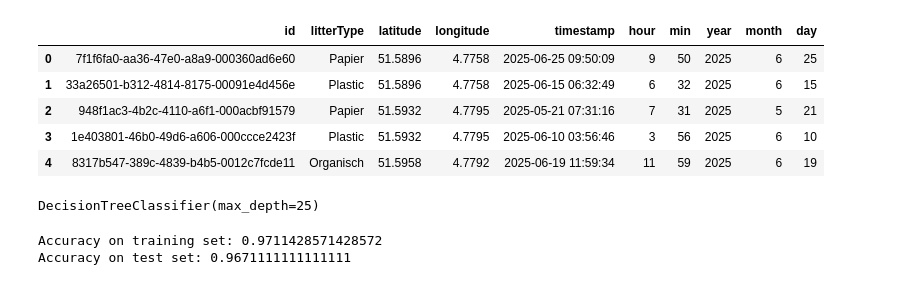
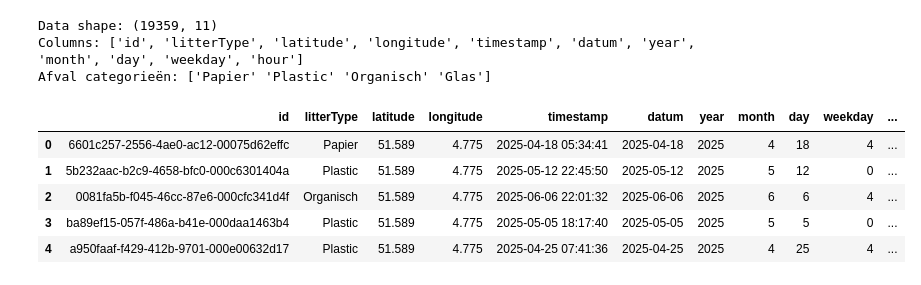
Before and after one commit to BoyanKloosterman/WasteWatchAI, a Jupyter notebook: WasteWatchAIFastApi/DesicionTree.ipynb, the cells around one changed output. Saved outputs shown, nothing was run; the diff lists cells and outputs as text; code cells hidden in the pictures.

Commit message:
fixed the desicion tree and random forest

```diff
--- a/WasteWatchAIFastApi/DesicionTree.ipynb
+++ b/WasteWatchAIFastApi/DesicionTree.ipynb
@@ -1,56 +1,42 @@
 # %%
 import graphviz
+import requests
 import seaborn as sns
 import pandas as pd
 import numpy as np
 import matplotlib.pyplot as plt
-from sklearn.tree import DecisionTreeClassifier
+from sklearn.tree import DecisionTreeClassifier, DecisionTreeRegressor
 from sklearn import tree
 from sklearn.model_selection import train_test_split
+from sklearn.metrics import mean_absolute_error, mean_squared_error, classification_report
+from tqdm import tqdm
 
-url = f"http://localhost:8080/api/TrashItems/dummy"
+trashUrl = f"http://localhost:8080/api/TrashItems/dummy"
+weerUrl = f"http://localhost:8080/api/Weather/"
 
-trash = pd.read_json(url)
+# Load trash data
+trash = pd.read_json(trashUrl)
 
-trash['hour'] = trash['timestamp'].dt.hour
-trash['min'] = trash['timestamp'].dt.minute
+# Convert timestamp to datetime
+trash['timestamp'] = pd.to_datetime(trash['timestamp'])
+trash['datum'] = trash['timestamp'].dt.date
 trash['year'] = trash['timestamp'].dt.year
 trash['month'] = trash['timestamp'].dt.month
 trash['day'] = trash['timestamp'].dt.day
+trash['weekday'] = trash['timestamp'].dt.weekday
+trash['hour'] = trash['timestamp'].dt.hour
 
-features = ['latitude', 'longitude', 'hour', 'min', 'year', 'month', 'day']
-target = 'litterType'
-
-
+print("Data shape:", trash.shape)
+print("Columns:", trash.columns.tolist())
+print("Afval categorieën:", trash['litterType'].unique() if 'litterType' in trash.columns else "Geen litterType kolom")
 trash.head()
 # %% [output]
+Data shape: (19359, 11)
+Columns: ['id', 'litterType', 'latitude', 'longitude', 'timestamp', 'datum', 'year', 'month', 'day', 'weekday', 'hour']
+Afval categorieën: ['Papier' 'Plastic' 'Organisch' 'Glas']
-|  | id | litterType | latitude | longitude | timestamp | hour | min | year | month | day |
-| 0 | 7f1f6fa0-aa36-47e0-a8a9-000360ad6e60 | Papier | 51.5896 | 4.7758 | 2025-06-25 09:50:09 | 9 | 50 | 2025 | 6 | 25 |
-| 1 | 33a26501-b312-4814-8175-00091e4d456e | Plastic | 51.5896 | 4.7758 | 2025-06-15 06:32:49 | 6 | 32 | 2025 | 6 | 15 |
-| 2 | 948f1ac3-4b2c-4110-a6f1-000acbf91579 | Papier | 51.5932 | 4.7795 | 2025-05-21 07:31:16 | 7 | 31 | 2025 | 5 | 21 |
-| 3 | 1e403801-46b0-49d6-a606-000ccce2423f | Plastic | 51.5932 | 4.7795 | 2025-06-10 03:56:46 | 3 | 56 | 2025 | 6 | 10 |
-| 4 | 8317b547-389c-4839-b4b5-0012c7fcde11 | Organisch | 51.5958 | 4.7792 | 2025-06-19 11:59:34 | 11 | 59 | 2025 | 6 | 19 |
+|  | id | litterType | latitude | longitude | timestamp | datum | year | month | day | weekday | ... |
+| 0 | 6601c257-2556-4ae0-ac12-00075d62effc | Papier | 51.589 | 4.775 | 2025-04-18 05:34:41 | 2025-04-18 | 2025 | 4 | 18 | 4 | ... |
+| 1 | 5b232aac-b2c9-4658-bfc0-000c6301404a | Plastic | 51.589 | 4.775 | 2025-05-12 22:45:50 | 2025-05-12 | 2025 | 5 | 12 | 0 | ... |
+| 2 | 0081fa5b-f045-46cc-87e6-000cfc341d4f | Organisch | 51.589 | 4.775 | 2025-06-06 22:01:32 | 2025-06-06 | 2025 | 6 | 6 | 4 | ... |
+| 3 | ba89ef15-057f-486a-b41e-000daa1463b4 | Plastic | 51.589 | 4.775 | 2025-05-05 18:17:40 | 2025-05-05 | 2025 | 5 | 5 | 0 | ... |
+| 4 | a950faaf-f429-412b-9701-000e00632d17 | Plastic | 51.589 | 4.775 | 2025-04-25 07:41:36 | 2025-04-25 | 2025 | 4 | 25 | 4 | ... |
-# %%
-trash_train, trash_test = train_test_split(
-    trash, test_size=0.3, random_state=42, stratify=trash[target]
-)
-
-dt = DecisionTreeClassifier(max_depth = 25) # Increase max_depth to see effect in the plot
-dt.fit(trash[features], trash[target])
-# %% [output]
-DecisionTreeClassifier(max_depth=25)
-# %%
-predictions_train = dt.predict(trash_train[features])
-predictions_test = dt.predict(trash_test[features])
-
-def calculate_accuracy(predictions, actuals):
-    return (predictions == actuals).sum() / len(actuals)
-
-accuracy_train = calculate_accuracy(predictions_train, trash_train[target])
-accuracy_test = calculate_accuracy(predictions_test, trash_test[target])
-
-print("Accuracy on training set:", accuracy_train)
-print("Accuracy on test set:", accuracy_test)
-# %% [output]
-Accuracy on training set: 0.9711428571428572
-Accuracy on test set: 0.9671111111111111
```
Also changed, not shown: parts of 6 cells of this notebook, 2 other files.
